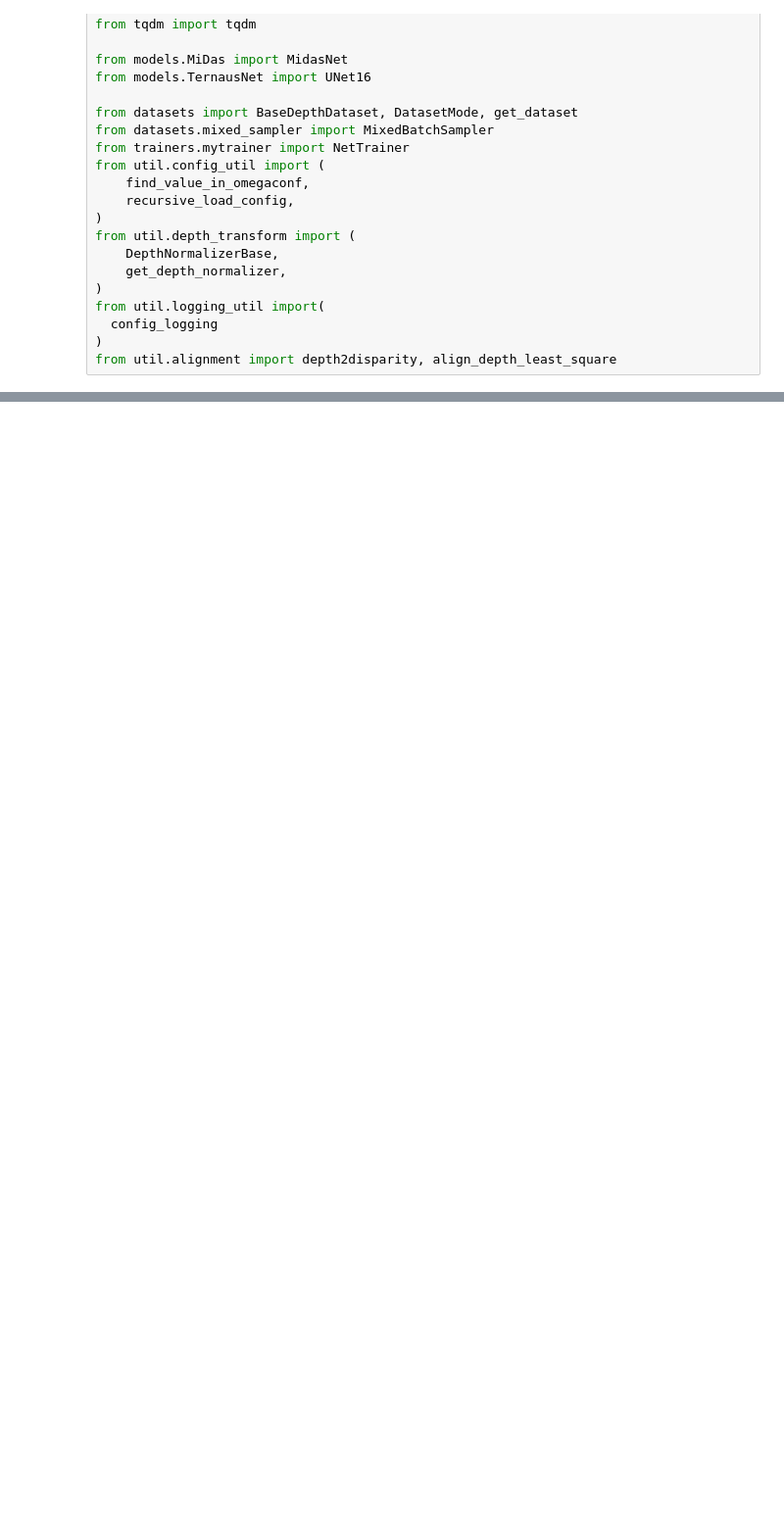
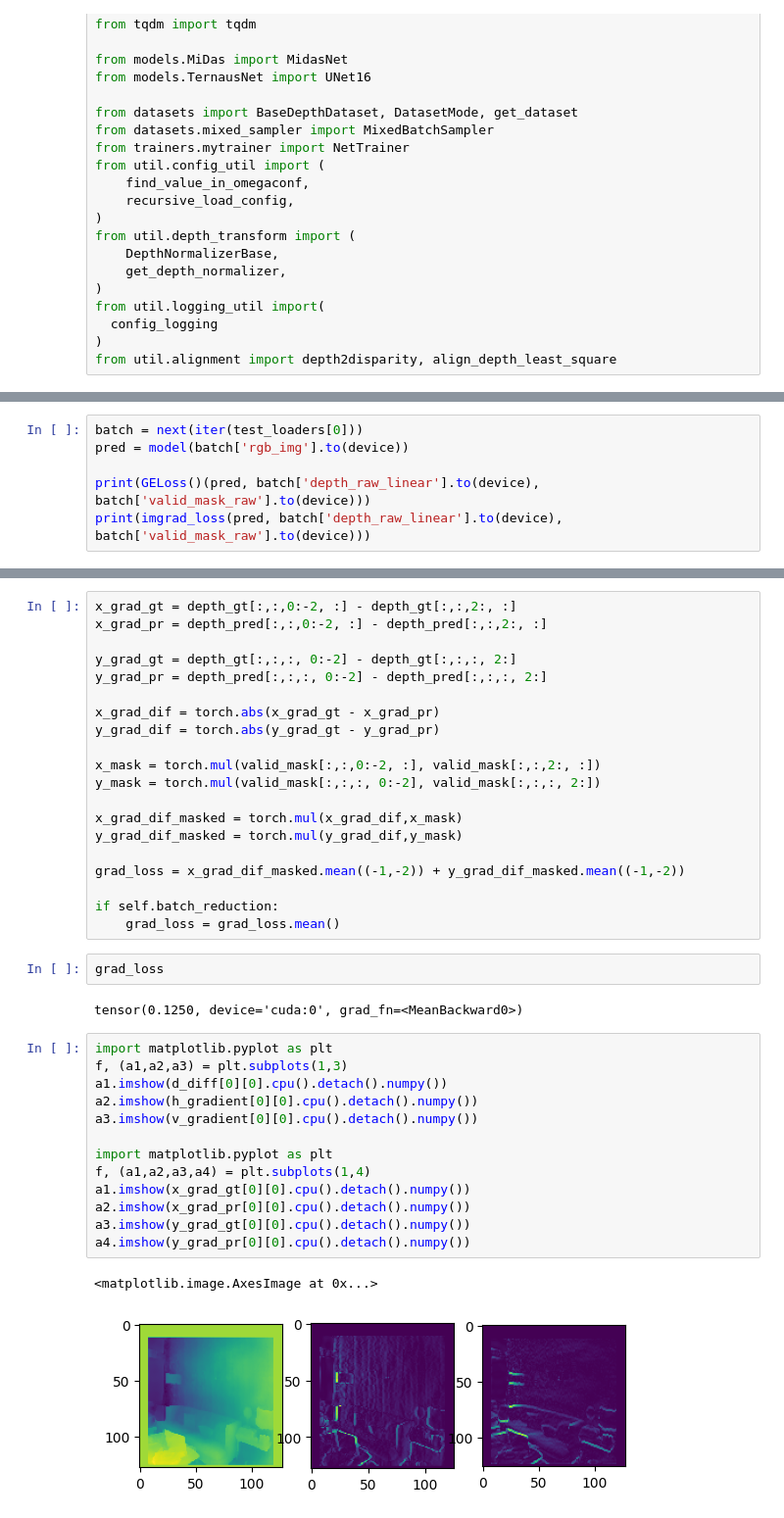
Before and after one commit to Mpasiowiec/Estymacja-glebi-na-podstawie-pojedynczego-zdejcia, a Jupyter notebook: quick_check.ipynb, the cells around one changed output, grey strips where cells are left out. Shown at 98% size. Drawn from its saved outputs; the diff is of its cells as text; blank space fills up the shorter version.

```diff
--- a/quick_check.ipynb
+++ b/quick_check.ipynb
@@ -380,0 +605,6 @@ for name in tr0.columns[1:]:
+# %%
+batch = next(iter(test_loaders[0]))
+pred = model(batch['rgb_img'].to(device))
+
+print(GELoss()(pred, batch['depth_raw_linear'].to(device), batch['valid_mask_raw'].to(device)))
+print(imgrad_loss(pred, batch['depth_raw_linear'].to(device), batch['valid_mask_raw'].to(device)))
@@ -380,0 +627,40 @@ for name in tr0.columns[1:]:
+# %%
+x_grad_gt = depth_gt[:,:,0:-2, :] - depth_gt[:,:,2:, :]
+x_grad_pr = depth_pred[:,:,0:-2, :] - depth_pred[:,:,2:, :]
+
+y_grad_gt = depth_gt[:,:,:, 0:-2] - depth_gt[:,:,:, 2:]
+y_grad_pr = depth_pred[:,:,:, 0:-2] - depth_pred[:,:,:, 2:]
+
+x_grad_dif = torch.abs(x_grad_gt - x_grad_pr)
+y_grad_dif = torch.abs(y_grad_gt - y_grad_pr)
+
+x_mask = torch.mul(valid_mask[:,:,0:-2, :], valid_mask[:,:,2:, :])
+y_mask = torch.mul(valid_mask[:,:,:, 0:-2], valid_mask[:,:,:, 2:])
+
+x_grad_dif_masked = torch.mul(x_grad_dif,x_mask)
+y_grad_dif_masked = torch.mul(y_grad_dif,y_mask)
+
+grad_loss = x_grad_dif_masked.mean((-1,-2)) + y_grad_dif_masked.mean((-1,-2))
+
+if self.batch_reduction:
+    grad_loss = grad_loss.mean()
+# %%
+grad_loss
+# %% [output]
+tensor(0.1250, device='cuda:0', grad_fn=<MeanBackward0>)
+# %%
+import matplotlib.pyplot as plt
+f, (a1,a2,a3) = plt.subplots(1,3)
+a1.imshow(d_diff[0][0].cpu().detach().numpy())
+a2.imshow(h_gradient[0][0].cpu().detach().numpy())
+a3.imshow(v_gradient[0][0].cpu().detach().numpy())
+
+import matplotlib.pyplot as plt
+f, (a1,a2,a3,a4) = plt.subplots(1,4)
+a1.imshow(x_grad_gt[0][0].cpu().detach().numpy())
+a2.imshow(x_grad_pr[0][0].cpu().detach().numpy())
+a3.imshow(y_grad_gt[0][0].cpu().detach().numpy())
+a4.imshow(y_grad_pr[0][0].cpu().detach().numpy())
+# %% [output]
+<matplotlib.image.AxesImage at 0x...>
+[figure, added]
```
Also changed, not shown: parts of 15 cells of this notebook, 13 other files.
